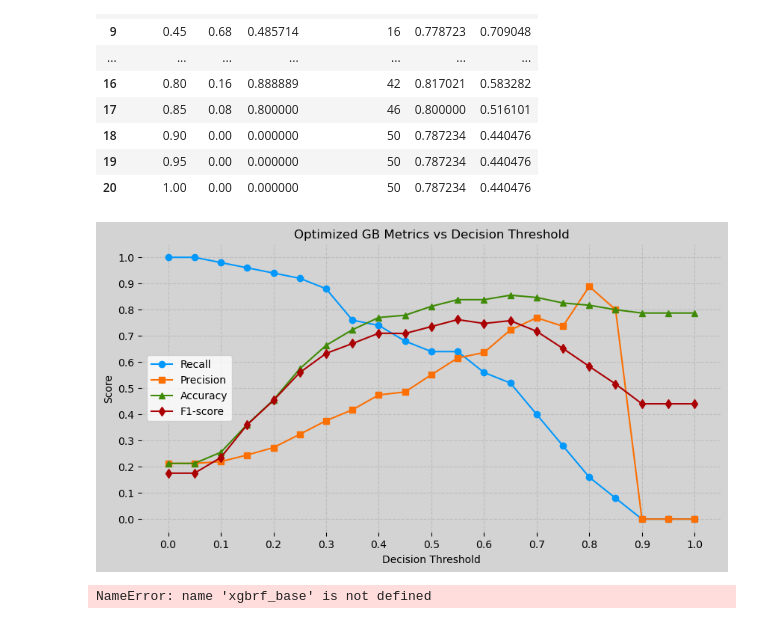
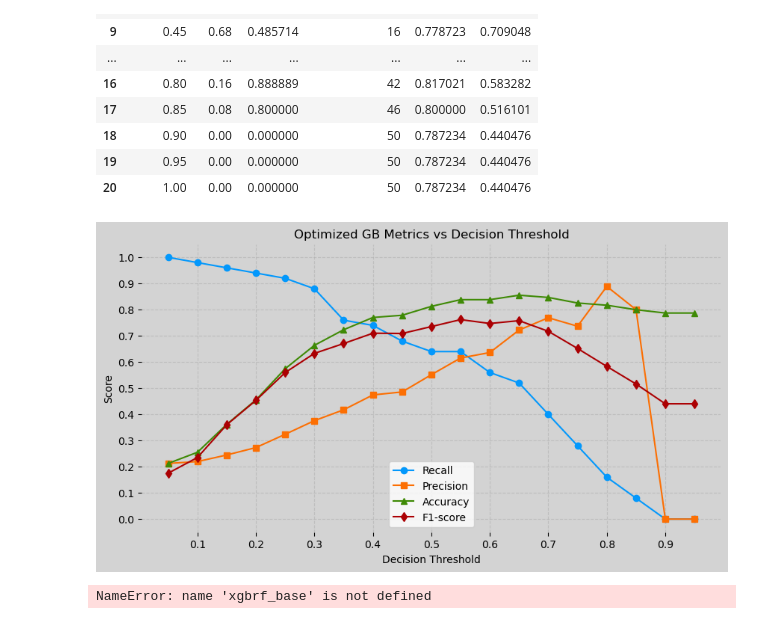
Before and after one commit to MAP9900/Convoy-Predictor-Project, a Jupyter notebook: notebooks/exploration/Ensemble_Learning_Test.ipynb, the cells around one changed output. Drawn from its saved outputs; the diff is of its cells as text; code cells hidden in the pictures.

```diff
--- a/notebooks/exploration/Ensemble_Learning_Test.ipynb
+++ b/notebooks/exploration/Ensemble_Learning_Test.ipynb
@@ -229,16 +210,16 @@ QuadraticDiscriminantAnalysis Confusion Matrix:
 # %%
 # --- XGBRFClassifier ---
 
-spec = MODEL_SPECS["xgbrf"]
-xgbrf = Model_Tester_V2(
-    model=spec["estimator"],
-    parameter_grid=spec["grid_large"],
-    cv_folds=5,
-    feature_names=feature_names,
-    model_config=spec["config"],)
-xgbrf.train_test_split(X, y, train_size=0.8, random_state=1945)
+# spec = MODEL_SPECS["xgbrf"]
+# xgbrf = Model_Tester_V2(
+#     model=spec["estimator"],
+#     parameter_grid=spec["grid_large"],
+#     cv_folds=5,
+#     feature_names=feature_names,
+#     model_config=spec["config"],)
+# xgbrf.train_test_split(X, y, train_size=0.8, random_state=1945)
 
-#Load trained model
+# #Load trained model
 load_model("xgbrf", directory=ARTIFACT_DIR, assign_to=xgbrf)
 xgbrf_results = xgbrf.evaluate(show_plots=False)
 # %% [output]
@@ -262,5 +243,5 @@ XGBRFClassifier Confusion Matrix:
 # %%
-# Preliminary soft-voting ensemble using loaded top models (swap tuned params/threshold later)
+# --- Preliminary soft-voting ensemble using loaded models ---
 from sklearn.ensemble import VotingClassifier
 from sklearn.metrics import (
     classification_report, confusion_matrix, roc_auc_score, matthews_corrcoef,
@@ -281,8 +262,7 @@ X_train, X_test, y_train, y_test = xgbrf.X_train, xgbrf.X_test, xgbrf.y_train, x
 #Soft voting ensemble (preliminary test)
 voter = VotingClassifier(
     estimators=[('xgbrf', xgbrf_base), ('qda', qda_base), ('ada', ada_base), ('rf', rf_base), ('et', et_base)],
-    voting='soft',
-    n_jobs=-1,)
+    voting='soft', n_jobs=-1,)
 voter.fit(X_train, y_train)
 
 #Predict with adjustable decision threshold
@@ -363,9 +341,7 @@ for t in thresholds:
         "precision": precision_score(y_test, y_pred, pos_label=1, zero_division=0),
         "false_negatives": fn,
         "accuracy": (tp + tn) / (tp + tn + fp + fn),
-        "f1": f1_score(y_test, y_pred, average="macro"),
-    })
-
+        "f1": f1_score(y_test, y_pred, average="macro"),})
 threshold_results = pd.DataFrame(rows)
 threshold_results
 # %% [output]
@@ -388,42 +364,29 @@ threshold_results
 | 20 | 1.00 | 0.00 | 0.000000 | 50 | 0.787234 | 0.440476 |
 # %%
 #Results from above minus 0.00 and 1.00
-# data = {
-#     "threshold": [0.05, 0.10, 0.15, 0.20, 0.25, 0.30, 0.35, 0.40, 0.45,
-#                   0.50, 0.55, 0.60, 0.65, 0.70, 0.75, 0.80, 0.85, 0.90, 0.95],
-#     "recall": [ 0.86, 0.80, 0.72, 0.68, 0.64, 0.64, 0.60, 0.54, 0.46,
-#                0.42, 0.40, 0.36, 0.34, 0.32, 0.32, 0.30, 0.24, 0.14, 0.12],
-#     "precision": [ 0.36, 0.45, 0.48, 0.52, 0.55, 0.59, 0.60, 0.60, 0.57,
-#                   0.57, 0.56, 0.62, 0.65, 0.64, 0.70, 0.71, 0.71, 0.70, 0.86],
-#     "accuracy": [ 0.6468, 0.7489, 0.7745, 0.8000, 0.8128, 0.8298, 0.8298,
-#                  0.8255, 0.8128, 0.8085, 0.8043, 0.8170, 0.8213, 0.8170, 0.8255,
-#                  0.8255, 0.8170, 0.8043, 0.8085],
-#     "f1": [ 0.6166, 0.6986, 0.7112, 0.7295, 0.7355, 0.7530, 0.7459,
-#             0.7295, 0.6977, 0.6826, 0.6727, 0.6729, 0.6704, 0.6589, 0.6675,
-#             0.6599, 0.6258, 0.5606, 0.5508,]}
-df = threshold_results
+df = threshold_results.iloc[1: -1].reset_index(drop = True)
 
 #Plot Threshold Results:
 fig, ax = plt.subplots(figsize=(10, 5), facecolor='lightgrey')
 ax.set_facecolor('lightgrey')
 ax.set_xticks(np.arange(0, 1.1, 0.1))
 ax.set_yticks(np.arange(0, 1.01, 0.1))
 ax.plot(df["threshold"], df["recall"], label="Recall", marker='o', color='#0398fc')
 ax.plot(df["threshold"], df["precision"], label="Precision", marker='s', color='#fc6f03')
 ax.plot(df["threshold"], df["accuracy"], label="Accuracy", marker='^', color='#3f8a06')
 ax.plot(df["threshold"], df["f1"], label="F1-score", marker='d', color='#ab0003')
 plt.title("Optimized GB Metrics vs Decision Threshold")
 plt.xlabel("Decision Threshold")
 plt.ylabel("Score")
 plt.grid(True, linestyle='--', alpha=0.6)
 for spine in plt.gca().spines.values():
     spine.set_visible(False)
 plt.legend()
 # plt.tight_layout()
 # plt.savefig('/Users/matthewplambeck/Desktop/Convoy Predictor/Plots/Optimized_GB_Threshold_Results')
 plt.show()
 # %% [output]
-[figure, old version]
+[figure, new version]
 # %%
 #Test
 xgbrf_base
```
Also changed, not shown: parts of 7 cells of this notebook.
